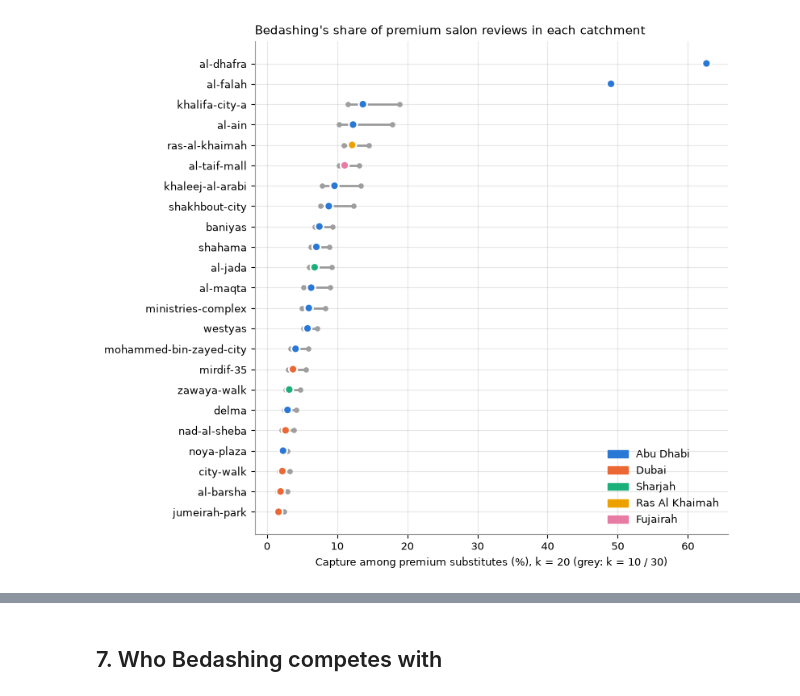
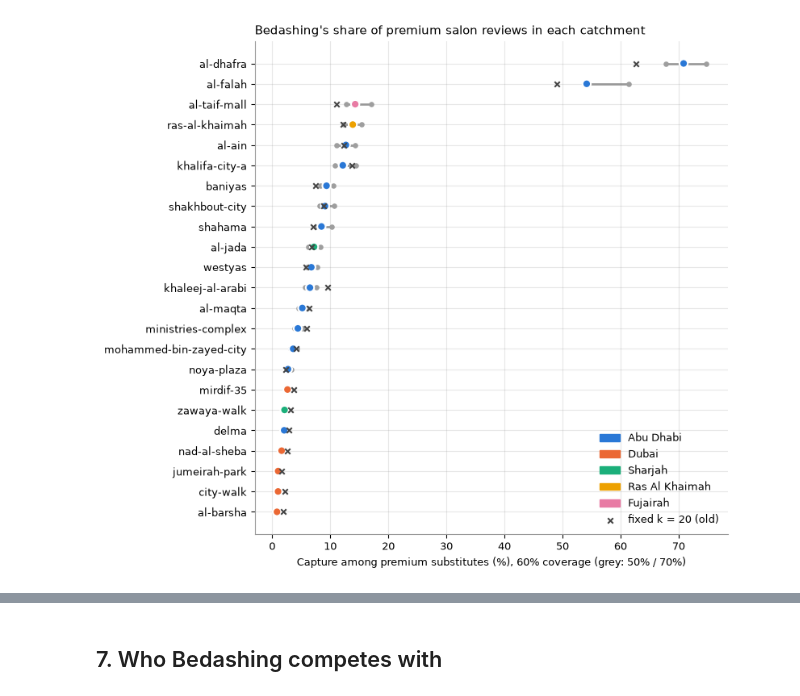
Before and after one commit to thenomadlad/2pz-ai-case-study, a Jupyter notebook: notebooks/competitors.ipynb, the cells around one changed output, grey strips where cells are left out. Drawn from its saved outputs; the diff is of its cells as text; code cells hidden in the pictures.

```diff
--- a/notebooks/competitors.ipynb
+++ b/notebooks/competitors.ipynb
@@ -134,10 +168,10 @@ probe sweep: 352 women's salons in tile+catchment; our run: 123
 # %%
 print("excluded:", salons.excluded_reason.value_counts().to_dict())
 per = cand.groupby("branch_id").size().rename("candidates").to_frame()
-for lvl, k in K.items():
-    per[f"premium_top{k}"] = [len(premium_substitutes(by_lounge.get(b, []), k, MIN_RATING, PRICES)) for b in per.index]
-per["premium_all"] = [len(premium_substitutes(by_lounge.get(b, []), 10_000, MIN_RATING, PRICES)) for b in per.index]
+per["premium"] = [len(premium.get(b, [])) for b in per.index]
 per["priced_share"] = [np.mean([bool(c["price_level"]) for c in by_lounge.get(b, [])]) for b in per.index]
+per["full_circle_share"] = sat.full_share
+per["recall_multiplier"] = [recall_multiplier(s, RECALL) for s in sat.full_share.reindex(per.index)]
 per["emirate"] = branches.emirate
 per.sort_values("candidates", ascending=False).round(2)
 # %% [output]
@@ -209,0 +201,24 @@ t.sort_values(f"capture_k{K['medium']}", ascending=False)[
+# %%
+rows = []
+for b, row in branches.iterrows():
+    m = recall_multiplier(sat.loc[b, "full_share"], RECALL)
+    out = {"branch_id": b, "emirate": row.emirate, "reviews": row.review_count, "multiplier": m}
+    for lvl, c in COV.items():
+        out[f"capture_{int(c * 100)}"], k = capture_by_coverage(row.review_count, premium.get(b, []), c, m)
+        if lvl == "medium":
+            out["k"] = k
+            subs = premium.get(b, [])[:k]
+            out["rank"] = 1 + sum(s["review_count"] > row.review_count for s in subs)
+            out["bedashing_in_set"] = sum(bool(s.get("is_bedashing")) for s in subs)
+    out["capture_fixed_k20"] = capture(row.review_count, premium.get(b, [])[:20])
+    rows.append(out)
+t = pd.DataFrame(rows).set_index("branch_id")
+MID = f"capture_{int(COV['medium'] * 100)}"
+t["thin_premium_market"] = [len(premium.get(b, [])) < 10 for b in t.index]   # capture is a share of a tiny pool
+t["women_catchment"] = women.reindex(t.index).fillna(0)
+t["est_customers"] = t[MID] * t.women_catchment
+t["headroom"] = t.women_catchment - t.est_customers
+t.loc[list(EXCLUDE), ["est_customers", "headroom"]] = np.nan
+cols = [f"capture_{int(c * 100)}" for c in COV.values()] + ["capture_fixed_k20", "k", "multiplier", "rank",
+        "bedashing_in_set", "women_catchment", "est_customers", "headroom", "thin_premium_market", "emirate"]
+t.sort_values(MID, ascending=False)[cols].round(3)
@@ -210,15 +244,17 @@ t.sort_values(f"capture_k{K['medium']}", ascending=False)[
 # %%
-s = t.drop(index=list(EXCLUDE)).sort_values(f"capture_k{K['medium']}")
+s = t.drop(index=list(EXCLUDE)).sort_values(MID)
 fig, ax = plt.subplots(figsize=(8, 7))
 y = np.arange(len(s))
-lo, mid, hi = (s[f"capture_k{k}"] * 100 for k in (K["low"], K["medium"], K["high"]))
-ax.hlines(y, np.minimum(lo, hi), np.maximum(lo, hi), color=GREY, lw=2, zorder=1)
+lo, mid, hi = (s[f"capture_{int(c * 100)}"] * 100 for c in (COV["high"], COV["medium"], COV["low"]))
+ax.hlines(y, lo, hi, color=GREY, lw=2, zorder=1)
 ax.scatter(mid, y, s=55, color=[COLOR[e] for e in s.emirate], edgecolor="white", lw=1.5, zorder=3)
 ax.scatter(lo, y, s=14, color=GREY, zorder=2); ax.scatter(hi, y, s=14, color=GREY, zorder=2)
+ax.scatter(s.capture_fixed_k20 * 100, y, s=22, marker="x", color="#444", zorder=4, label="fixed k = 20 (old)")
 ax.set_yticks(y, s.index)
-ax.set_xlabel(f"Capture among premium substitutes (%), k = {K['medium']} (grey: k = {K['low']} / {K['high']})")
+ax.set_xlabel(f"Capture among premium substitutes (%), {int(COV['medium'] * 100)}% coverage (grey: 50% / 70%)")
 ax.set_title("Bedashing's share of premium salon reviews in each catchment", loc="left")
-ax.legend(handles=[Patch(color=COLOR[e], label=e) for e in EMIRATES], frameon=False, loc="lower right")
+ax.legend(handles=[Patch(color=COLOR[e], label=e) for e in EMIRATES] + ax.get_legend_handles_labels()[0][-1:],
+          frameon=False, loc="lower right")
 plt.tight_layout(); plt.show()
 # %% [output]
-[figure, old version]
+[figure, new version]
```
Also changed, not shown: parts of 21 cells of this notebook, 12 other files.
